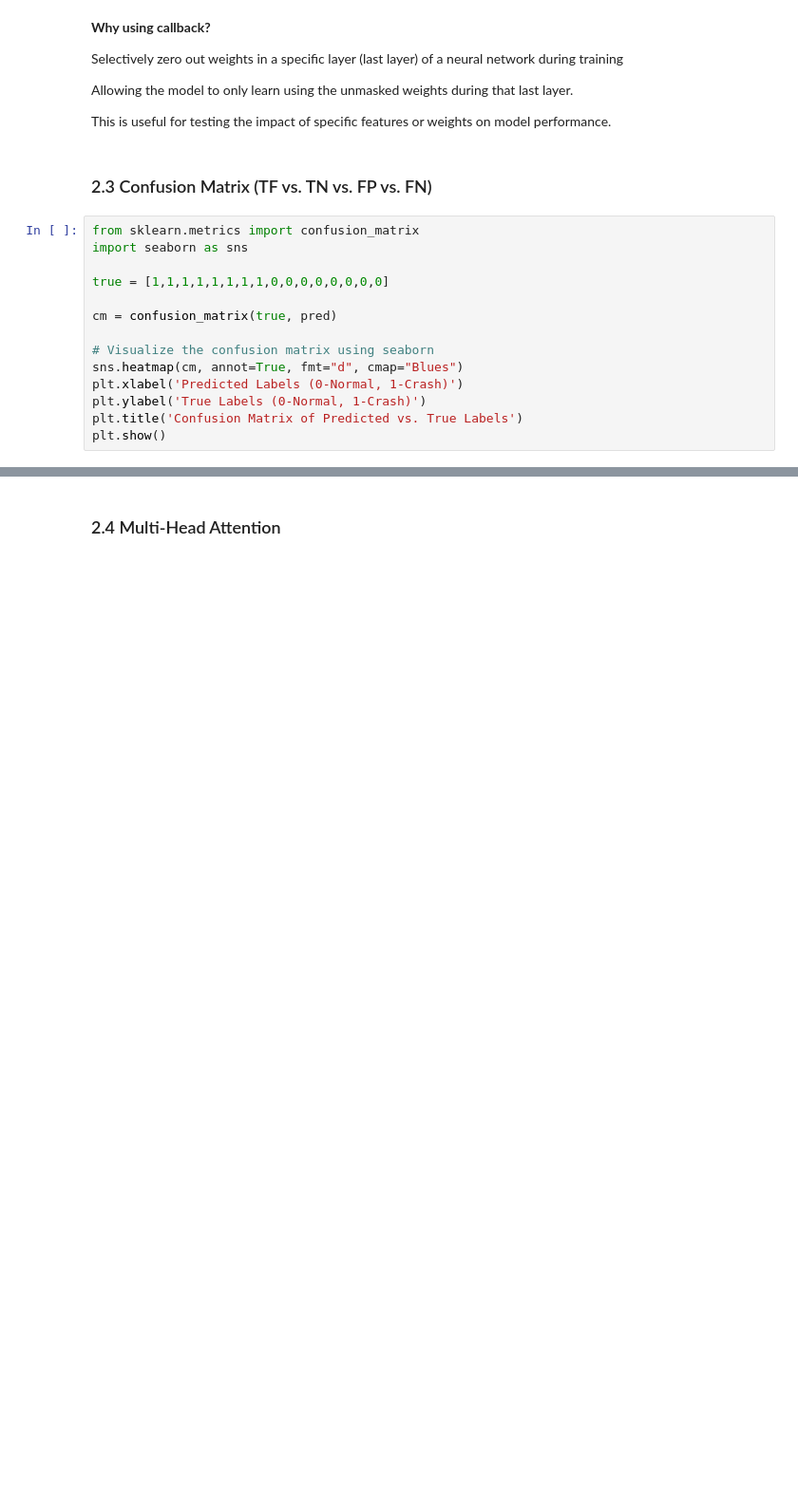
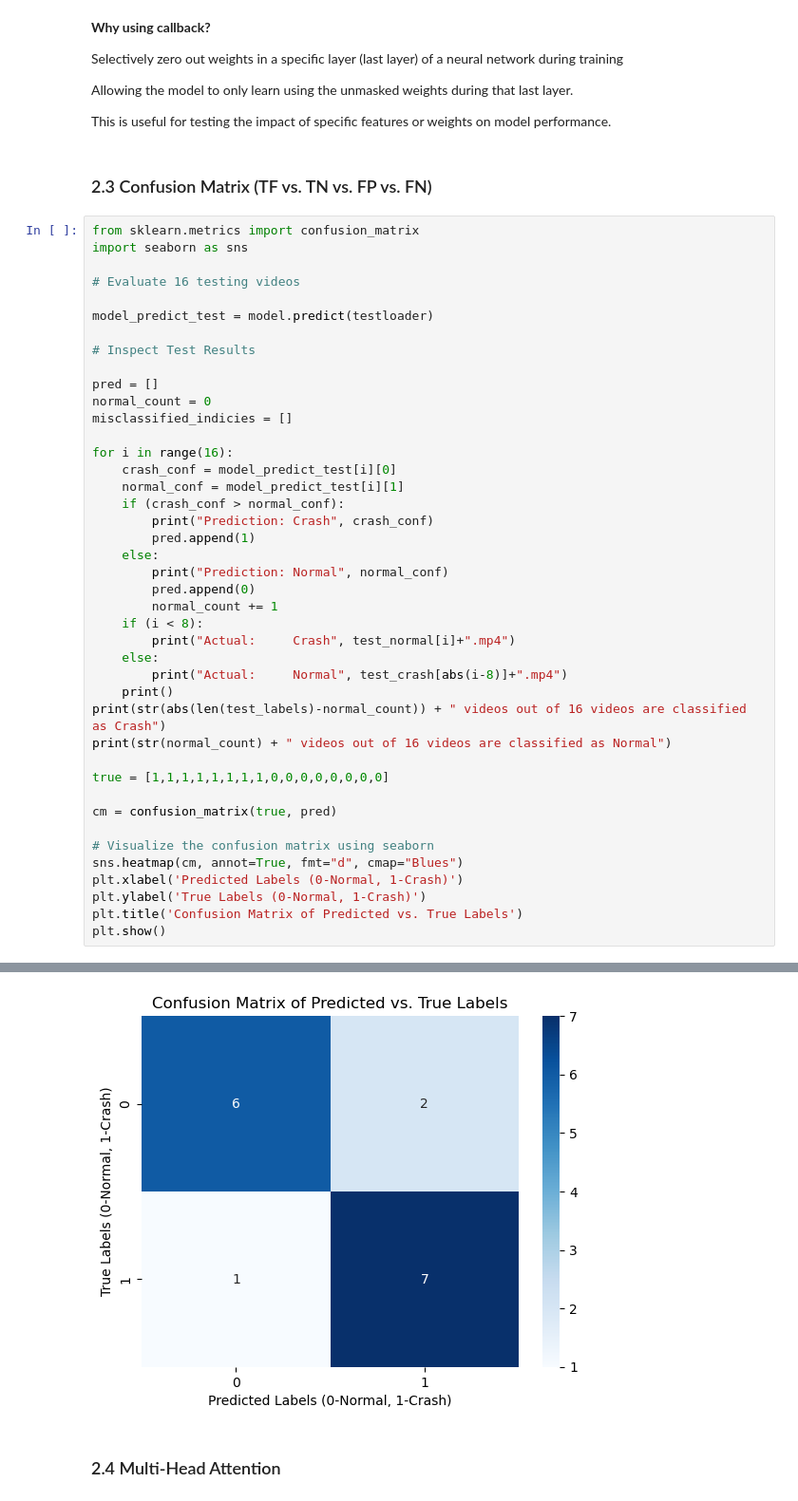
Before and after one commit to ANNIZHENG/Interactive_Weight_Analytics_Interface, a Jupyter notebook: VideoVisionTransformer.ipynb, the cells around one changed output, grey strips where cells are left out. Shown at 95% size. Cells and saved outputs as stored; diff of their text form; blank space fills up the shorter version.

```diff
--- a/VideoVisionTransformer.ipynb
+++ b/VideoVisionTransformer.ipynb
@@ -695,6 +695,34 @@ This is useful for testing the impact of specific features or weights on model p
 # %%
 from sklearn.metrics import confusion_matrix
 import seaborn as sns
+
+# Evaluate 16 testing videos
+
+model_predict_test = model.predict(testloader)
+
+# Inspect Test Results
+
+pred = []
+normal_count = 0
+misclassified_indicies = []
+
+for i in range(16):
+    crash_conf = model_predict_test[i][0]
+    normal_conf = model_predict_test[i][1]
+    if (crash_conf > normal_conf):
+        print("Prediction: Crash", crash_conf)
+        pred.append(1)
+    else:
+        print("Prediction: Normal", normal_conf)
+        pred.append(0)
+        normal_count += 1
+    if (i < 8):
+        print("Actual:     Crash", test_normal[i]+".mp4")
+    else:
+        print("Actual:     Normal", test_crash[abs(i-8)]+".mp4")
+    print()
+print(str(abs(len(test_labels)-normal_count)) + " videos out of 16 videos are classified as Crash")
+print(str(normal_count) + " videos out of 16 videos are classified as Normal")
 
 true = [1,1,1,1,1,1,1,1,0,0,0,0,0,0,0,0]
 
@@ -706,3 +734,4 @@ plt.xlabel('Predicted Labels (0-Normal, 1-Crash)')
 plt.ylabel('True Labels (0-Normal, 1-Crash)')
 plt.title('Confusion Matrix of Predicted vs. True Labels')
 plt.show()
+# %% [output]
@@ -709,3 +755,4 @@ plt.show()
+[figure, added]
 # %% [markdown]
 ### 2.4 Multi-Head Attention
 # %%
```
Also changed, not shown: parts of 3 cells of this notebook.
